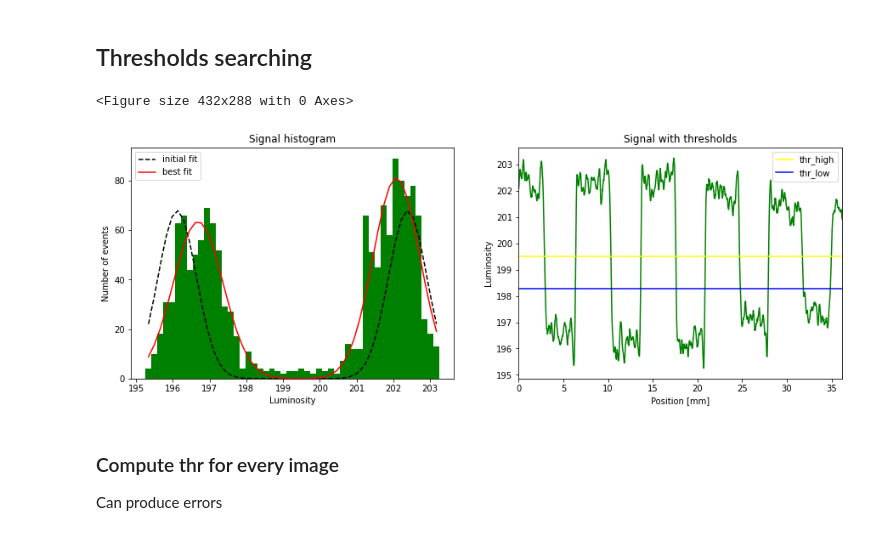
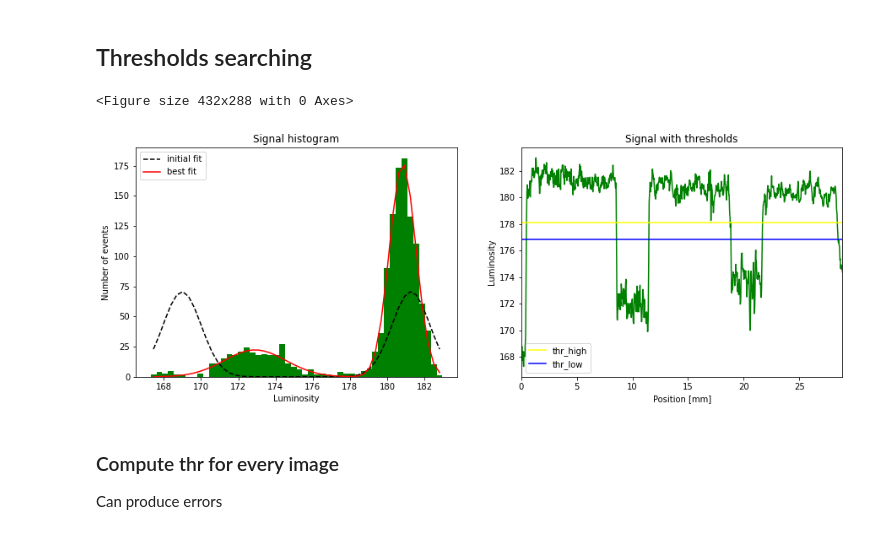
Before and after one commit to AlessandroLovo/T-junction, a Jupyter notebook: image_processing.ipynb, the cells around one changed output. Saved outputs shown, nothing was run; the diff lists cells and outputs as text; code cells hidden in the pictures.

Commit message:
some work on the images: the videos really suck!

```diff
--- a/image_processing.ipynb
+++ b/image_processing.ipynb
@@ -16,4 +16,19 @@ reload(plt)
 %matplotlib notebook
+# %%
+# to do plots in latex
+
+import matplotlib
+matplotlib.use("pgf")
+matplotlib.rcParams.update({
+    "pgf.texsystem": "pdflatex",
+    'font.family': 'serif',
+#     'font.size' : 14.4,
+    'font.size' : 17.28,
+    'text.usetex': True,
+    'pgf.rcfonts': False,
+})
+
+%matplotlib notebook
 # %% [markdown]
 ## Extract frames from video
 
@@ -26,7 +43,7 @@ ia.extract_frames(path, video_name)
 # %% [markdown]
 ## Get arrays from video
 # %%
-folder = './T-data/19-11/B-ol15-aq15-spf1'
+folder = './T-data/2-12/B-ol3-aq7-spf1'
 
 spf = 1                    # seconds per frame in the video
 
@@ -41,8 +58,8 @@ print(arrays.shape)
 
 #********************************************************
 radius  = 0.3  # capillary radius [mm]
-flux_ol = 15   # oil flux   [uL/min] = [mm3/min]
-flux_aq = 15   # water flux [uL/min] = [mm3/min]
+flux_ol = 3   # oil flux   [uL/min] = [mm3/min]
+flux_aq = 7   # water flux [uL/min] = [mm3/min]
 #********************************************************
 
 A  = np.pi*0.25*radius**2       # capillary area [mm2]
@@ -77,7 +94,7 @@ Image.fromarray(neg).show()
 # %%
 # test on one image
 
-rotation = 37
+rotation = 19
 filter_size = 0 # y and x sigmas for the filter
 
 img = ia.preprocess(arrays_sub[idx], rotation=rotation, filter_size=filter_size)
@@ -109,3 +126,5 @@ c.find_channel(calibr_img)
 # %% [output]
 [interactive output not drawn]
 [interactive output not drawn]
+# %%
+c.measure_distance(calibr_img)
@@ -156,27 +178,27 @@ for idx in tqdm(range(len(imgs))):
 # %%
 # Luminosity thresholds searching
 
 #**************************************************
 idx         = 9     # Frame index (checking plots)
 nbins       = 50    # Histo bins number
 plot_switch = True  # Plots activation
 
 high_sigmas = 4
-low_sigmas = 2
+low_sigmas = 1.5
 
 # Not needed
 # ymin      = 120   # Plot min. luminosity
 # ymax      = 130   # Plot max. luminosity
 #**************************************************
 
 %matplotlib inline
 
 # Plot one single signal (checking)
 thr_low, thr_high = ddt.thr_searcher(Ydata=means[idx], nbins=nbins, plot_switch=plot_switch, Xdata=s,
                                      high_sigmas=high_sigmas, low_sigmas=low_sigmas)
 # %% [output]
 <Figure size 432x288 with 0 Axes>
-[figure, old version]
+[figure, new version]
 # %% [markdown]
 ### Compute thr for every image
 
```
Also changed, not shown: parts of 23 cells of this notebook, 9 other files.
